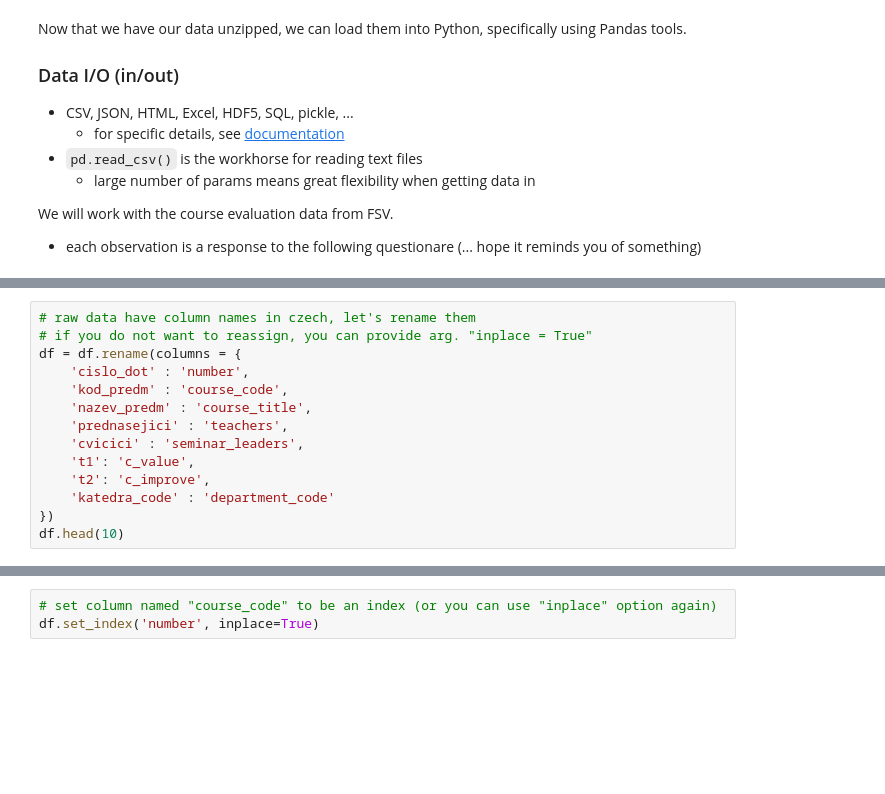
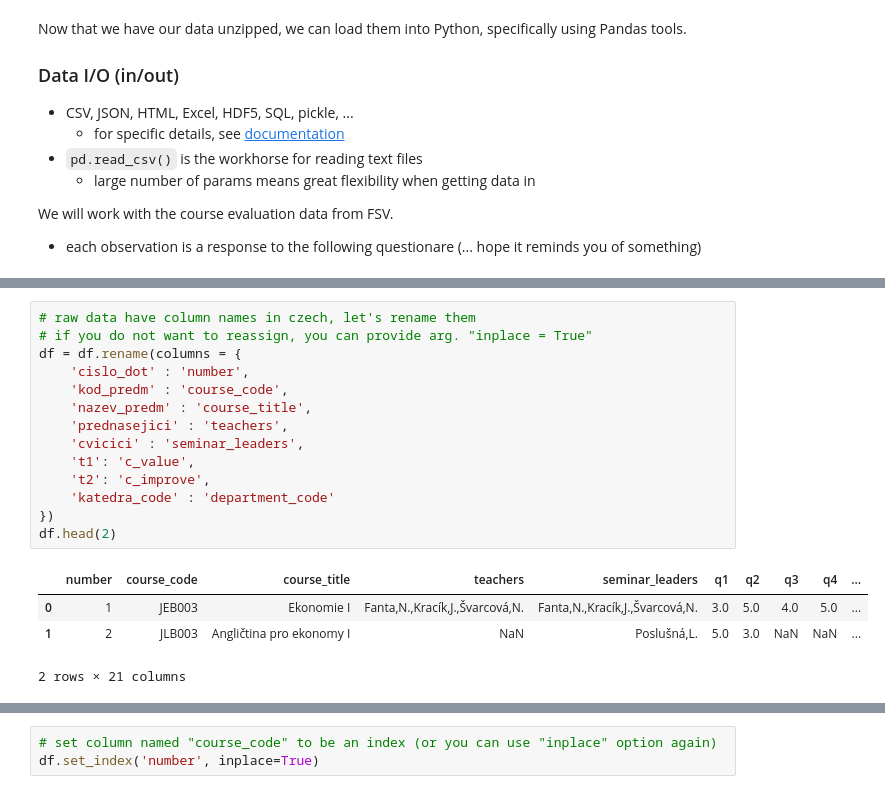
Before and after one commit to iesfsv/Data-Processing-in-Python, a Jupyter notebook: 04_week/04_Lecture_PandasMatplotlib.ipynb, the cells around one changed output, grey strips where cells are left out. Drawn from its saved outputs; the diff is of its cells as text; blank space fills up the shorter version.

```diff
--- a/04_week/04_Lecture_PandasMatplotlib.ipynb
+++ b/04_week/04_Lecture_PandasMatplotlib.ipynb
@@ -162,17 +259,22 @@ df.head()
 # %%
 # raw data have column names in czech, let's rename them
 # if you do not want to reassign, you can provide arg. "inplace = True"
 df = df.rename(columns = {
     'cislo_dot' : 'number',
     'kod_predm' : 'course_code',
     'nazev_predm' : 'course_title',
     'prednasejici' : 'teachers',
     'cvicici' : 'seminar_leaders',
     't1': 'c_value',
     't2': 'c_improve',
     'katedra_code' : 'department_code'
 })
-df.head(10)
+df.head(2)
+# %% [output]
+|  | number | course_code | course_title | teachers | seminar_leaders | q1 | q2 | q3 | q4 | ... |
+| 0 | 1 | JEB003 | Ekonomie I | Fanta,N.,Kracík,J.,Švarcová,N. | Fanta,N.,Kracík,J.,Švarcová,N. | 3.0 | 5.0 | 4.0 | 5.0 | ... |
+| 1 | 2 | JLB003 | Angličtina pro ekonomy I | NaN | Poslušná,L. | 5.0 | 3.0 | NaN | NaN | ... |
+2 rows × 21 columns
 # %%
 # iterative
 df.index
```
Also changed, not shown: parts of 72 cells of this notebook, 1 other file.
